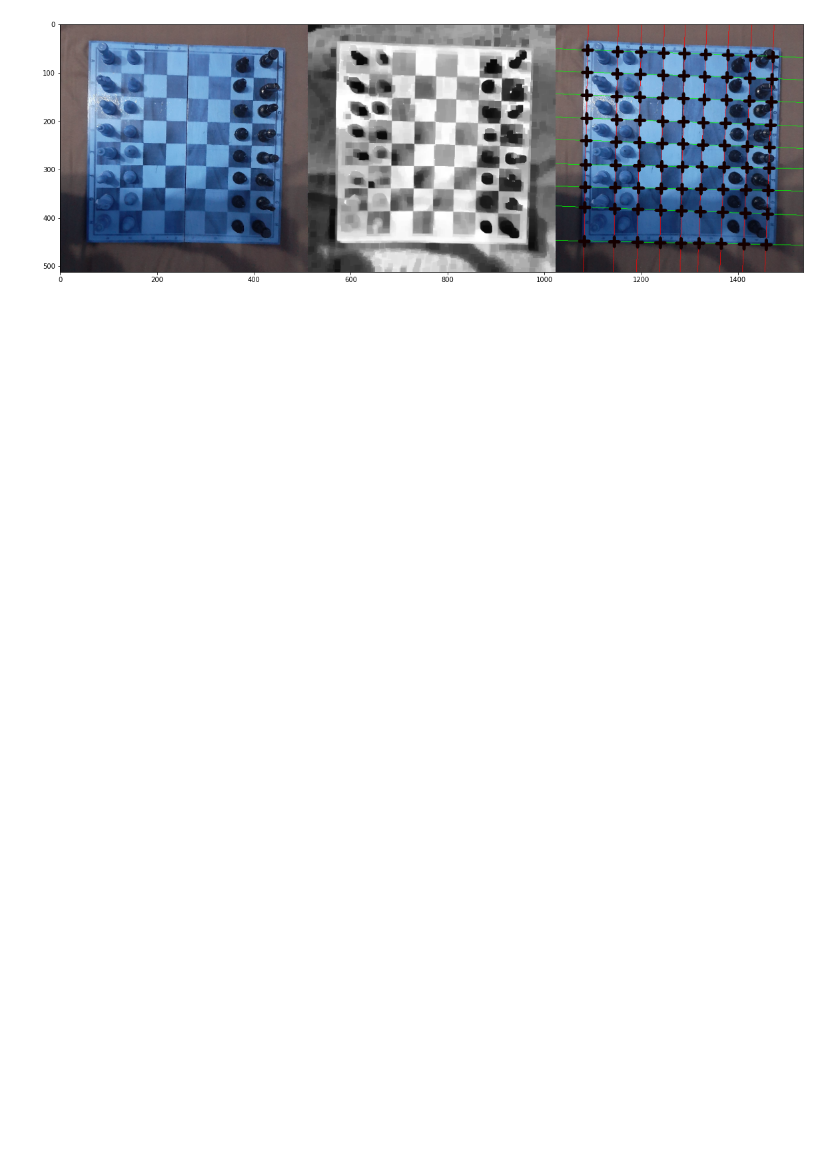
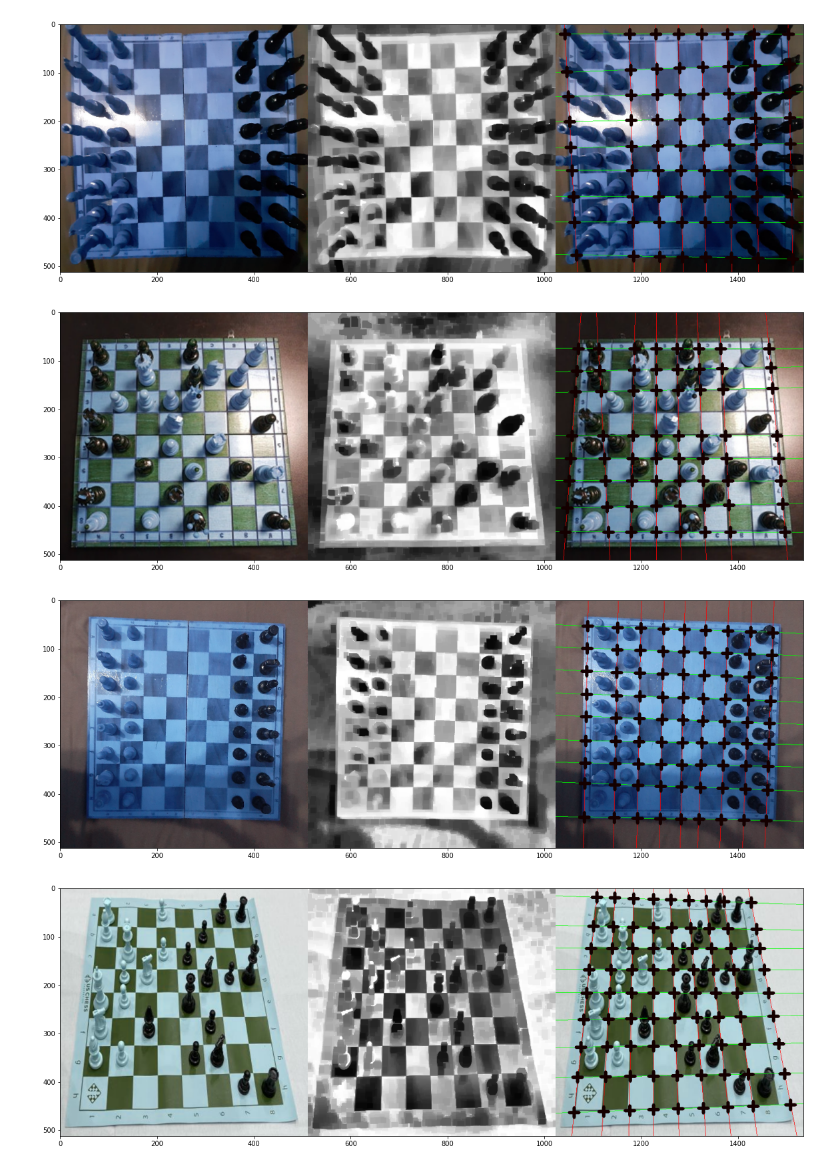
Before and after one commit to janpawlowskiof/ChessBoardSegmentation, a Jupyter notebook: chessboard_hough_lines.ipynb, the cells around one changed output. Saved outputs shown, nothing was run; the diff lists cells and outputs as text; code cells hidden in the pictures; blank space fills up the shorter version.

```diff
--- a/chessboard_hough_lines.ipynb
+++ b/chessboard_hough_lines.ipynb
@@ -225,7 +225,7 @@ def remove_intersecting_lines(lines):
         intersecting_lines_indexes = [index]
         for other_line_index in range(index+1, len(lines)):
             other_line = lines[other_line_index]
-            if are_intersecting_in_range(line, other_line, (-256, -256), (768, 768)):
+            if are_intersecting_in_range(line, other_line, (0, 0), (512, 512)):
                 intersecting_lines_indexes.append(other_line_index)
 
         min_angle_diff = min([abs(subtract_angles(average_theta, lines[i][0][1])) for i in intersecting_lines_indexes])
@@ -273,9 +273,14 @@ def remove_suspiciously_narrow_lines(lines, center_position: int, are_vertical:
     for line_wrapper in line_wrappers:
         if (line_wrapper.offset_from_prev and accespted_min_width < line_wrapper.offset_from_prev/average_gap < accespted_max_width)\
                 or (line_wrapper.offset_to_next and accespted_min_width < line_wrapper.offset_to_next/average_gap < accespted_max_width):
-            result_lines.append(line_wrapper.value)
+            result_lines.append(line_wrapper)
 
-    return np.array(result_lines)
+    # if there are more than 9 lines, some must be unnecessary
+    if len(result_lines) > 9:
+        result_lines = sorted(result_lines, key=lambda x: x.offset_from_prev or x.offset_to_next, reverse=True)[:9]
+        result_lines = sorted(result_lines, key=lambda x: x.position)
+
+    return np.array([line_wrapper.value for line_wrapper in result_lines])
 # %%
 def process_img(img):
     img = cv2.resize(img, (512, 512))
@@ -289,8 +294,8 @@ def process_img(img):
     h_lines = remove_intersecting_lines(h_lines)
     v_lines = remove_intersecting_lines(v_lines)
 
-    h_lines = remove_suspiciously_narrow_lines(h_lines, 512//2, are_vertical=False, accespted_min_width=0.75, accespted_max_width=2.0)
-    v_lines = remove_suspiciously_narrow_lines(v_lines, 512//2, are_vertical=True, accespted_min_width=0.75, accespted_max_width=2.0)
+    h_lines = remove_suspiciously_narrow_lines(h_lines, 512//2, are_vertical=False, accespted_min_width=0.7, accespted_max_width=2.4)
+    v_lines = remove_suspiciously_narrow_lines(v_lines, 512//2, are_vertical=True, accespted_min_width=0.7, accespted_max_width=2.4)
 
     intersections = np.array(segmented_intersections(h_lines, v_lines))
 
@@ -302,15 +307,19 @@ def process_img(img):
 
     return concatinated_images
 # %%
-img = cv2.imread("test8.jpg", cv2.IMREAD_COLOR)
+for path in ["test6.jpg", "test7.jpg", "test8.jpg", "test9.jpg"]:
+    img = cv2.imread(path, cv2.IMREAD_COLOR)
 
-img = process_img(img)
+    img = process_img(img)
 
-plt.figure(figsize = (20, 30))
-plt.imshow(img)
-plt.show()
+    plt.figure(figsize = (20, 30))
+    plt.imshow(img)
+    plt.show()
 # %% [output]
-[figure, old version]
+[figure, new version]
+[figure, added]
+[figure, added]
+[figure, added]
 # %%
 import cv2
 import numpy as np
```
